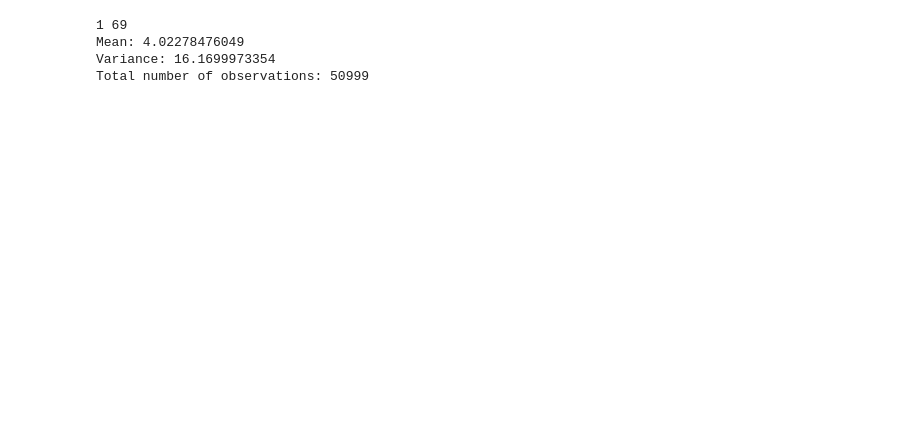
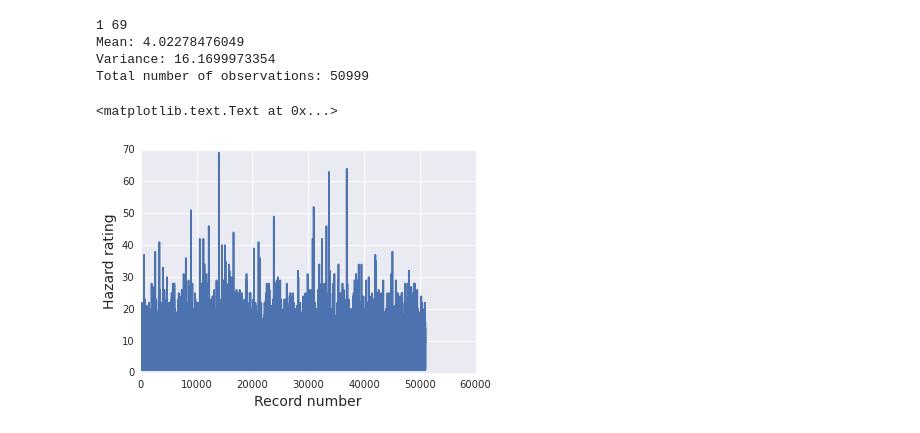
Before and after one commit to manavm/LibertyPrediction, a Jupyter notebook: data_exploration.ipynb, the cells around one changed output. Saved outputs shown, nothing was run; the diff lists cells and outputs as text; code cells hidden in the pictures; blank space fills up the shorter version.

```diff
--- a/data_exploration.ipynb
+++ b/data_exploration.ipynb
@@ -20,6 +26,13 @@ print "Mean: {0}\nVariance: {1}\nTotal number of observations: {2}".format(summa
 Mean: 4.02278476049
 Variance: 16.1699973354
 Total number of observations: 50999
+# %%
+plt.plot(range(len(hazards)), hazards)
+plt.xlabel("Record number", fontsize=14)
+plt.ylabel("Hazard rating", fontsize=14)
+# %% [output]
+<matplotlib.text.Text at 0x...>
+[figure, added]
 # %%
 plt.plot(range(len(hazards)), hazards)
 plt.xlabel("Record number", fontsize=14)
```
Also changed, not shown: parts of 8 cells of this notebook, 1 other file.
